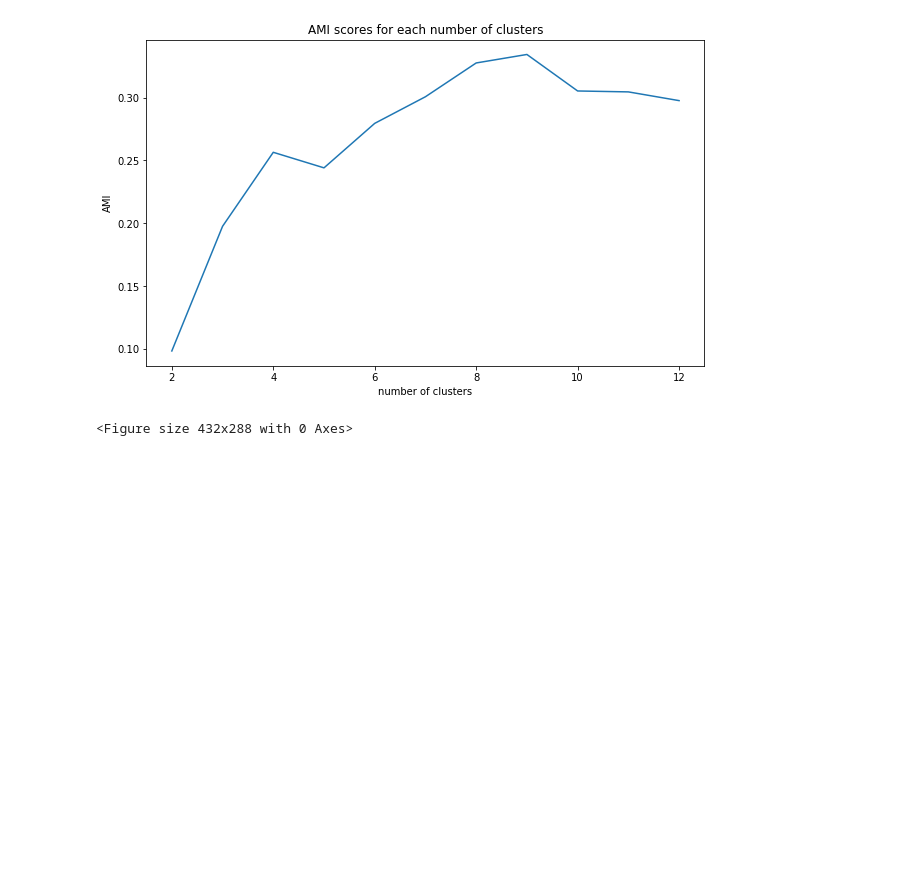
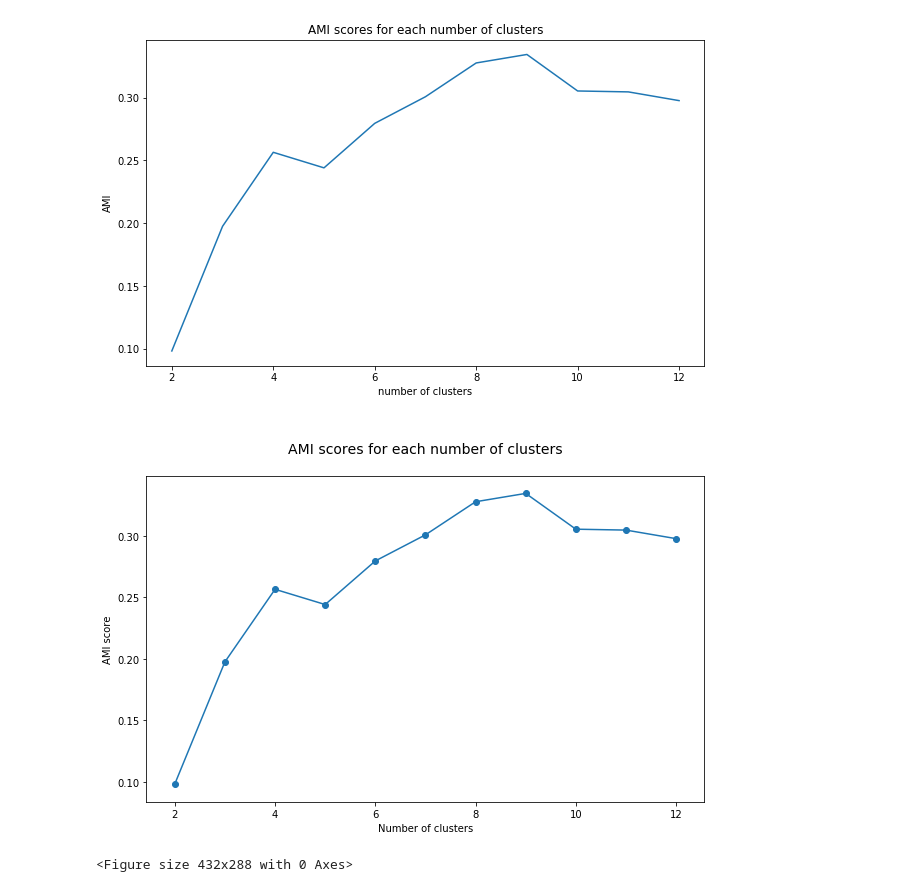
Before and after one commit to athiyadeviyani/Introductory-Applied-Machine-Learning, a Jupyter notebook: IAML_CW2.ipynb, the cells around one changed output. Drawn from its saved outputs; the diff is of its cells as text; code cells hidden in the pictures; blank space fills up the shorter version.

```diff
--- a/IAML_CW2.ipynb
+++ b/IAML_CW2.ipynb
@@ -296,6 +298,17 @@ plt.xlabel("number of clusters")
 plt.ylabel("AMI");
 # %% [output]
 [figure]
+# %%
+# Plot a graph
+plt.figure(figsize=(10,6))
+plt.axes()
+plt.plot(no_clusters, amis)
+plt.scatter(no_clusters, amis)
+plt.title("\nAMI scores for each number of clusters\n", fontsize=14)
+plt.xlabel("Number of clusters")
+plt.ylabel("AMI score");
+# %% [output]
+[figure, added]
 # %%
 fig = plt.figure()
 # %% [output]
```
Also changed, not shown: parts of 24 cells of this notebook, 8 other files.
